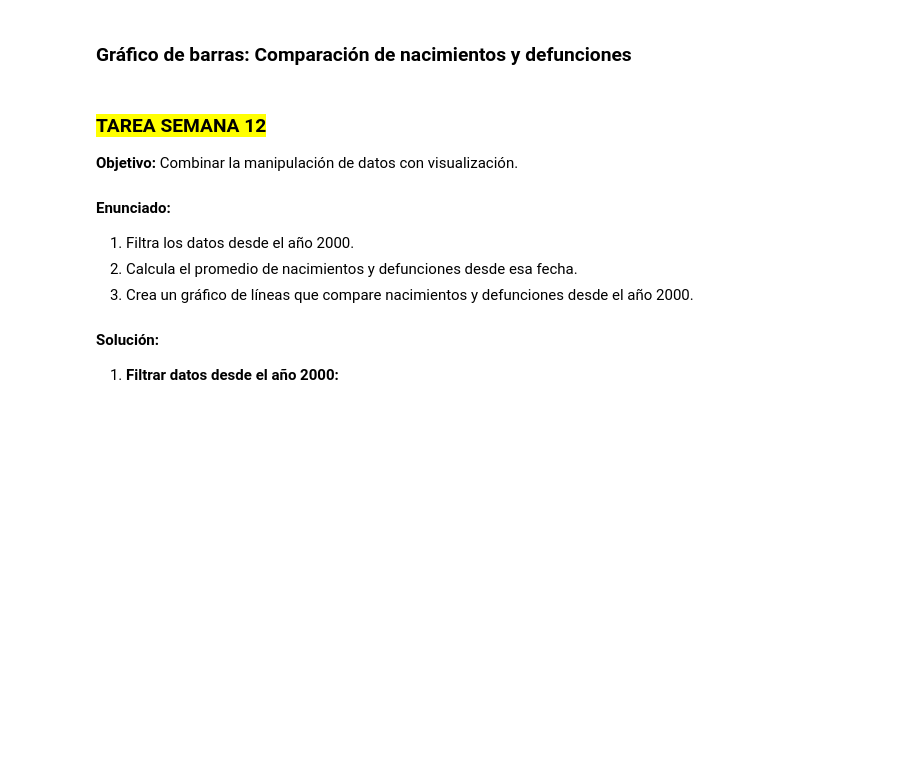
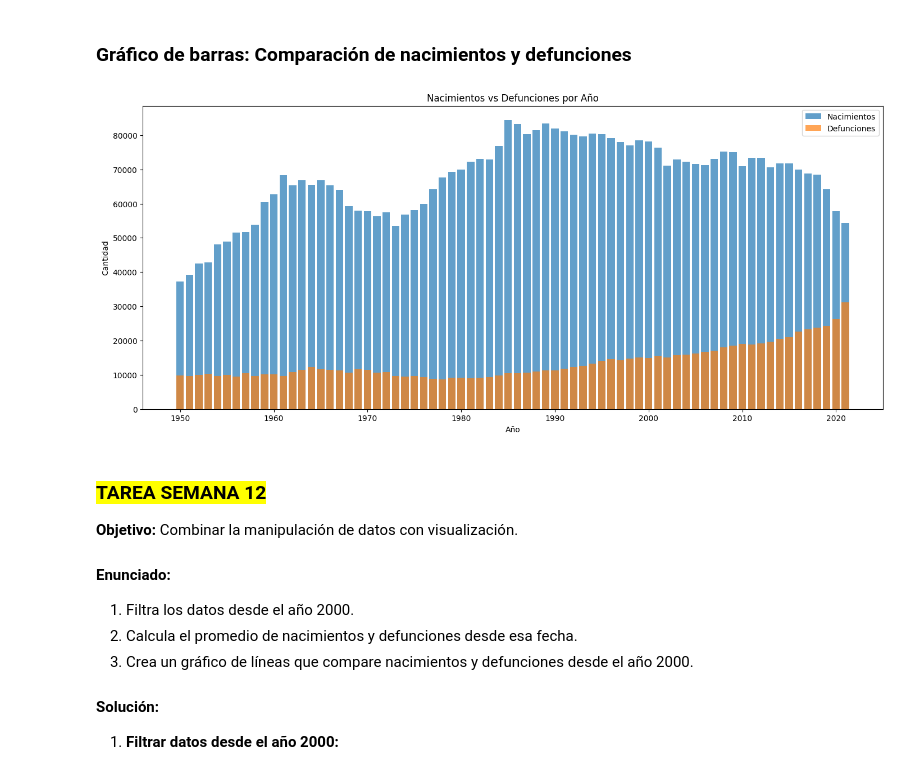
Before and after one commit to spyr32/Class12_Matplotlib-Python, a Jupyter notebook: Tarea/Tarea Semana 12.ipynb, the cells around one changed output. Saved outputs shown, nothing was run; the diff lists cells and outputs as text; code cells hidden in the pictures; blank space fills up the shorter version.

```diff
--- a/Tarea/Tarea Semana 12.ipynb
+++ b/Tarea/Tarea Semana 12.ipynb
@@ -93,3 +200,17 @@ import matplotlib.pyplot as plt
+# %%
+# Crear gráfico de barras
+
+# Crear gráfico de barras
+plt.figure(figsize=(17,7))
+plt.bar(df['Año'],df['Nacimientos'],label='Nacimientos', alpha=0.7)
+plt.bar(df['Año'],df['Defunciones'],label='Defunciones', alpha=0.7)
+plt.title('Nacimientos vs Defunciones por Año')
+plt.ylabel('Cantidad')
+plt.xlabel('Año')
+plt.legend()
+plt.show()
+# %% [output]
+[figure, added]
 # %%
 # Filtrar datos del último año
 ultimo_anio = df[df['Año'] == df['Año'].max()]
```
Also changed, not shown: parts of 14 cells of this notebook, 9 other files.
